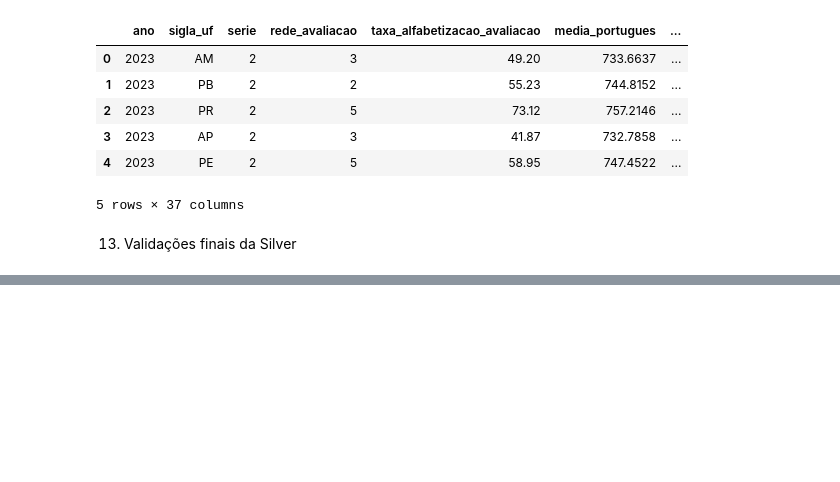
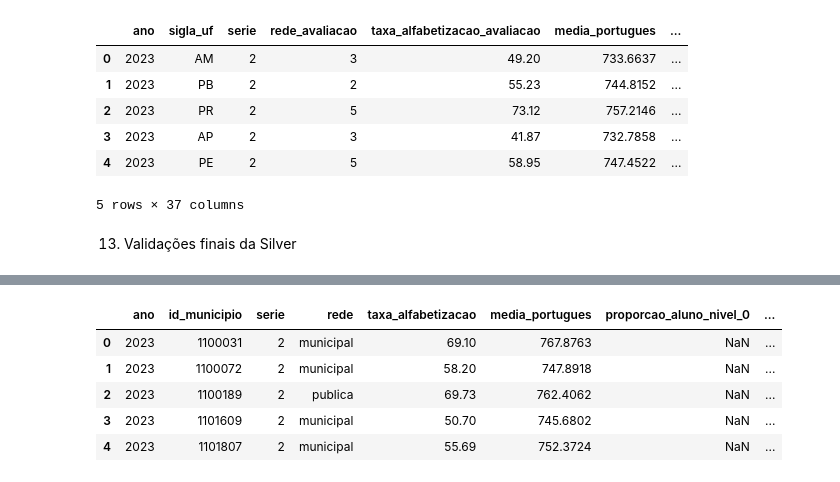
Before and after one commit to EdsonDoro/TechChallenge-Fase2, a Jupyter notebook: etl.ipynb, the cells around one changed output, grey strips where cells are left out. Drawn from its saved outputs; the diff is of its cells as text; code cells hidden in the pictures; blank space fills up the shorter version.

```diff
--- a/etl.ipynb
+++ b/etl.ipynb
@@ -1023,0 +1119,87 @@ Duplicados:
+# %%
+gold_indicador_municipio = silver_indicador_municipio.copy()
+
+# Garantir tipos
+gold_indicador_municipio["ano"] = pd.to_numeric(
+    gold_indicador_municipio["ano"],
+    errors="coerce"
+).astype("Int64")
+
+gold_indicador_municipio["id_municipio"] = (
+    gold_indicador_municipio["id_municipio"]
+    .astype("string")
+    .str.zfill(7)
+)
+
+gold_indicador_municipio["rede"] = (
+    gold_indicador_municipio["rede"]
+    .astype("string")
+    .str.strip()
+    .str.lower()
+)
+
+# Criar colunas padronizadas para resultado e meta
+if coluna_resultado_municipio:
+    gold_indicador_municipio["resultado_alfabetizacao"] = pd.to_numeric(
+        gold_indicador_municipio[coluna_resultado_municipio],
+        errors="coerce"
+    )
+
+if coluna_meta_municipio:
+    gold_indicador_municipio["meta_alfabetizacao"] = pd.to_numeric(
+        gold_indicador_municipio[coluna_meta_municipio],
+        errors="coerce"
+    )
+
+# Calcular gap
+gold_indicador_municipio["gap_meta"] = (
+    gold_indicador_municipio["resultado_alfabetizacao"]
+    - gold_indicador_municipio["meta_alfabetizacao"]
+)
+
+# Classificar status
+gold_indicador_municipio["status_meta"] = np.where(
+    gold_indicador_municipio["gap_meta"].isna(),
+    "sem_meta_disponivel",
+    np.where(
+        gold_indicador_municipio["gap_meta"] >= 0,
+        "atingiu_meta",
+        "abaixo_meta"
+    )
+)
+
+# Criar classificação de risco
+gold_indicador_municipio["classificacao_risco"] = np.select(
+    [
+        gold_indicador_municipio["gap_meta"].isna(),
+        gold_indicador_municipio["gap_meta"] >= 0,
+        gold_indicador_municipio["gap_meta"] >= -5,
+        gold_indicador_municipio["gap_meta"] >= -10,
+        gold_indicador_municipio["gap_meta"] < -10
+    ],
+    [
+        "sem_meta",
+        "baixo_risco",
+        "atencao",
+        "risco_moderado",
+        "alto_risco"
+    ],
+    default="sem_classificacao"
+)
+
+gold_indicador_municipio["_data_processamento_gold"] = datetime.now()
+gold_indicador_municipio["_camada_origem"] = "silver"
+
+gold_indicador_municipio.to_parquet(
+    GOLD_PATH / "gold_indicador_municipio.parquet",
+    index=False
+)
+
+gold_indicador_municipio.head()
+# %% [output]
+|  | ano | id_municipio | serie | rede | taxa_alfabetizacao | media_portugues | proporcao_aluno_nivel_0 | ... |
+| 0 | 2023 | 1100031 | 2 | municipal | 69.10 | 767.8763 | NaN | ... |
+| 1 | 2023 | 1100072 | 2 | municipal | 58.20 | 747.8918 | NaN | ... |
+| 2 | 2023 | 1100189 | 2 | publica | 69.73 | 762.4062 | NaN | ... |
+| 3 | 2023 | 1101609 | 2 | municipal | 50.70 | 745.6802 | NaN | ... |
+| 4 | 2023 | 1101807 | 2 | municipal | 55.69 | 752.3724 | NaN | ... |
```
Also changed, not shown: parts of 24 cells of this notebook, 30 other files.
